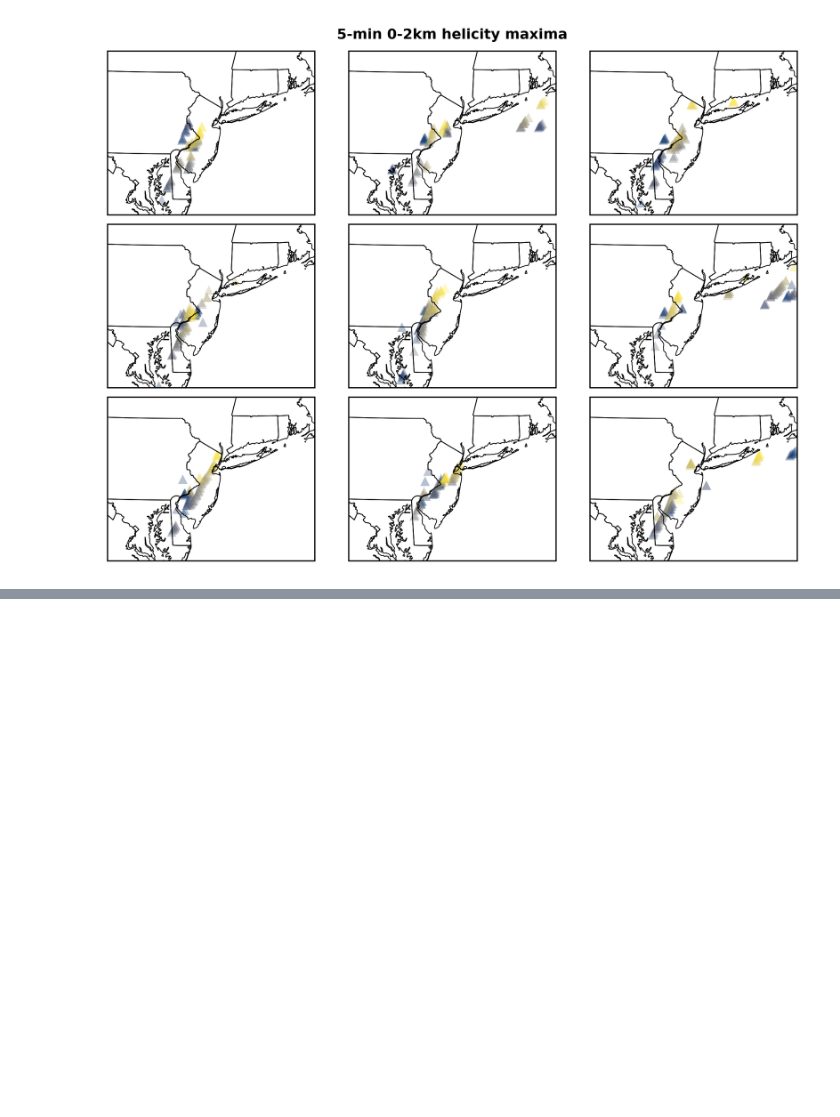
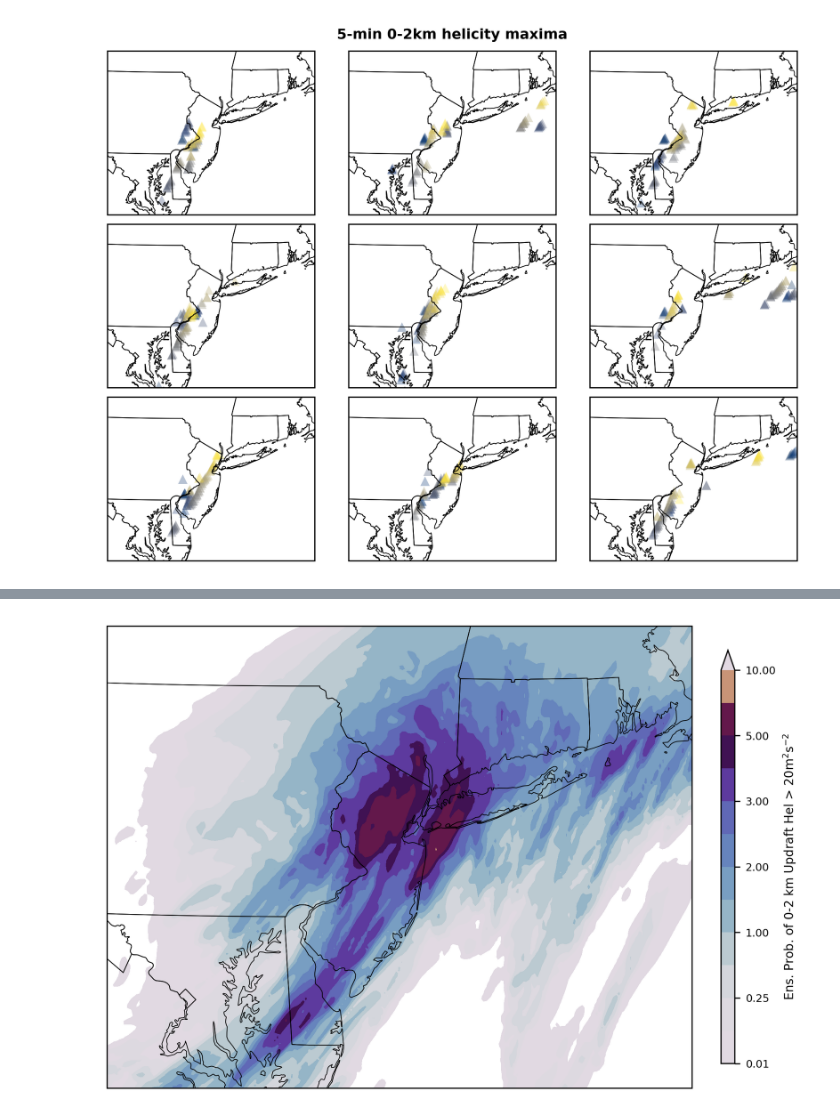
Before and after one commit to tyfolino/ida-precip, a Jupyter notebook: sandbox.ipynb, the cells around one changed output, grey strips where cells are left out. Cells and saved outputs as stored; diff of their text form; code cells hidden in the pictures; blank space fills up the shorter version.

```diff
--- a/sandbox.ipynb
+++ b/sandbox.ipynb
@@ -96,0 +164,32 @@ plt.show()
+# %%
+rainnc_90 = rainnc_6hr.quantile(0.9,dim='ens')
+# %%
+# define a few variables
+linewidth=0.5
+region = [-78,-70.7,38,42.5]
+proj = ccrs.LambertConformal(central_longitude=central_longitude,
+                             central_latitude=central_latitude)
+
+
+fig, ax = plt.subplots(1, 1, subplot_kw=dict(projection=proj),
+                         dpi=300,layout="constrained")
+p = ax.contourf(lon,lat,rainnc_90/25.4,
+                transform=ccrs.PlateCarree(),
+                cmap="twilight",
+                levels=[
+                    0.01,0.10,0.25,0.50,1.00,1.50,2.00,2.50,3.00,4.00,5.00,7.00,10.00
+                ],
+                extend="max"
+)
+p.axes.set_extent(region,crs=ccrs.PlateCarree())
+p.axes.add_feature(cfeature.STATES,linewidth=linewidth)
+# plt.subplots_adjust(wspace=0.04,hspace=0.04)
+# plt.suptitle("5-min 0-2km helicity maxima",fontsize=9,fontweight='bold')
+
+cbar = fig.colorbar(p,ax=ax,shrink=0.8,aspect=30)
+cbar.ax.tick_params(labelsize=7)
+cbar.set_label("Ens. Prob. of 0-2 km Updraft Hel > 20m$^2$s$^{-2}$",fontsize=8)
+
+plt.show()
+# %% [output]
+[figure, added]
```
Also changed, not shown: parts of 7 cells of this notebook, 1 other file.
